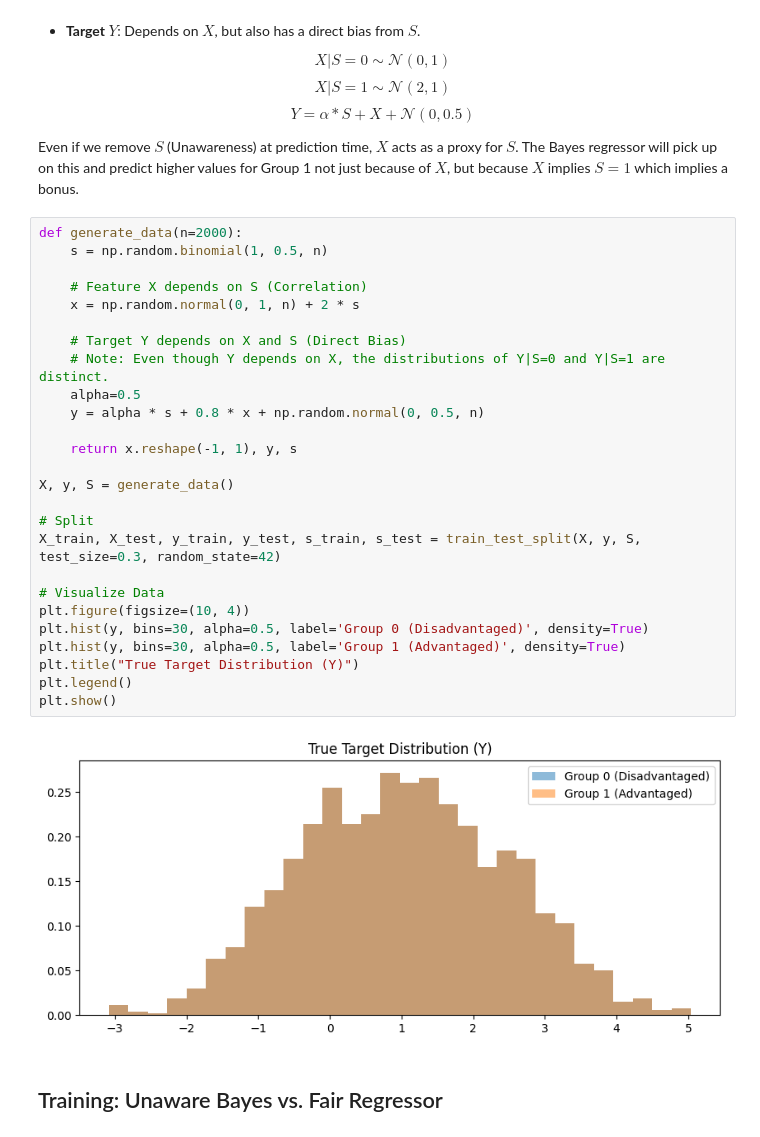
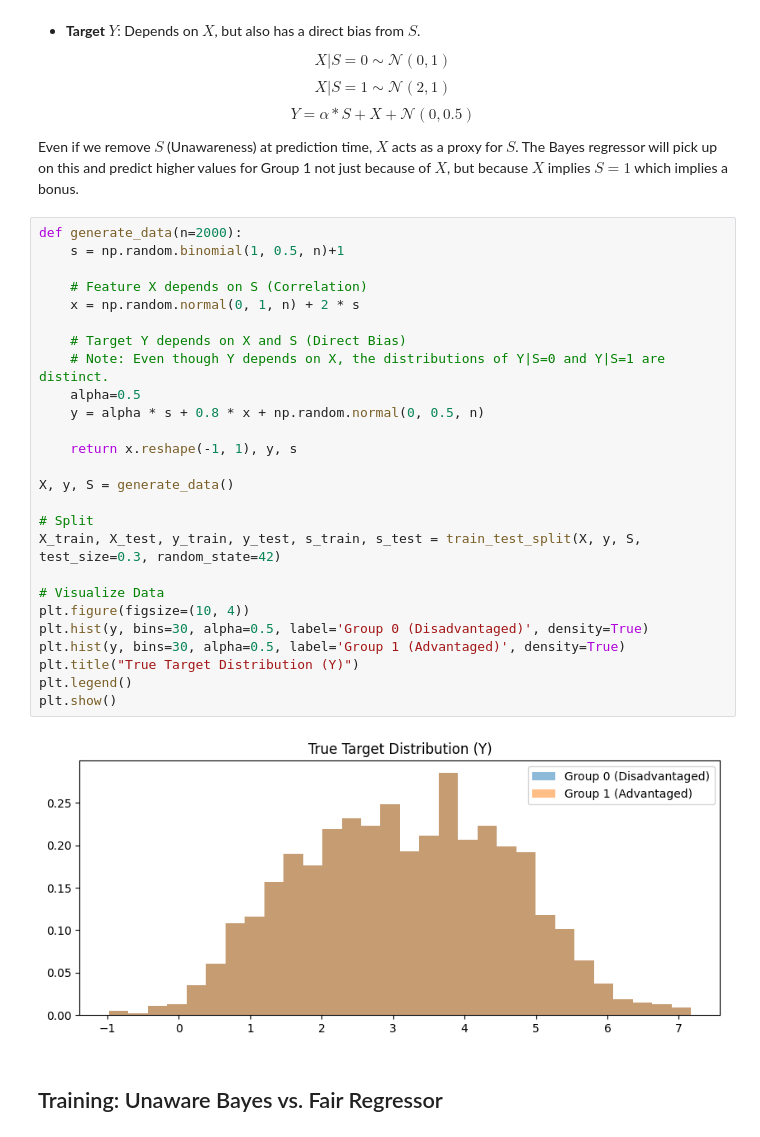
Before and after one commit to AugustinBouquillard/demographic-parity, a Jupyter notebook: toy_example_visualization.ipynb, the cells around one changed output. Drawn from its saved outputs; the diff is of its cells as text.

```diff
--- a/toy_example_visualization.ipynb
+++ b/toy_example_visualization.ipynb
@@ -147,32 +147,32 @@ We simulate a dataset where the feature $X$ (e.g., "Experience/Skill") is correl
 Even if we remove $S$ (Unawareness) at prediction time, $X$ acts as a proxy for $S$. The Bayes regressor will pick up on this and predict higher values for Group 1 not just because of $X$, but because $X$ implies $S=1$ which implies a bonus.
 # %%
 def generate_data(n=2000):
-    s = np.random.binomial(1, 0.5, n)
+    s = np.random.binomial(1, 0.5, n)+1
 
     # Feature X depends on S (Correlation)
     x = np.random.normal(0, 1, n) + 2 * s
 
     # Target Y depends on X and S (Direct Bias)
     # Note: Even though Y depends on X, the distributions of Y|S=0 and Y|S=1 are distinct.
     alpha=0.5
     y = alpha * s + 0.8 * x + np.random.normal(0, 0.5, n)
 
     return x.reshape(-1, 1), y, s
 
 X, y, S = generate_data()
 
 # Split
 X_train, X_test, y_train, y_test, s_train, s_test = train_test_split(X, y, S, test_size=0.3, random_state=42)
 
 # Visualize Data
 plt.figure(figsize=(10, 4))
 plt.hist(y, bins=30, alpha=0.5, label='Group 0 (Disadvantaged)', density=True)
 plt.hist(y, bins=30, alpha=0.5, label='Group 1 (Advantaged)', density=True)
 plt.title("True Target Distribution (Y)")
 plt.legend()
 plt.show()
 # %% [output]
-[figure, old version]
+[figure, new version]
 # %% [markdown]
 ## Training: Unaware Bayes vs. Fair Regressor
 # %%
```
Also changed, not shown: parts of 2 cells of this notebook.
